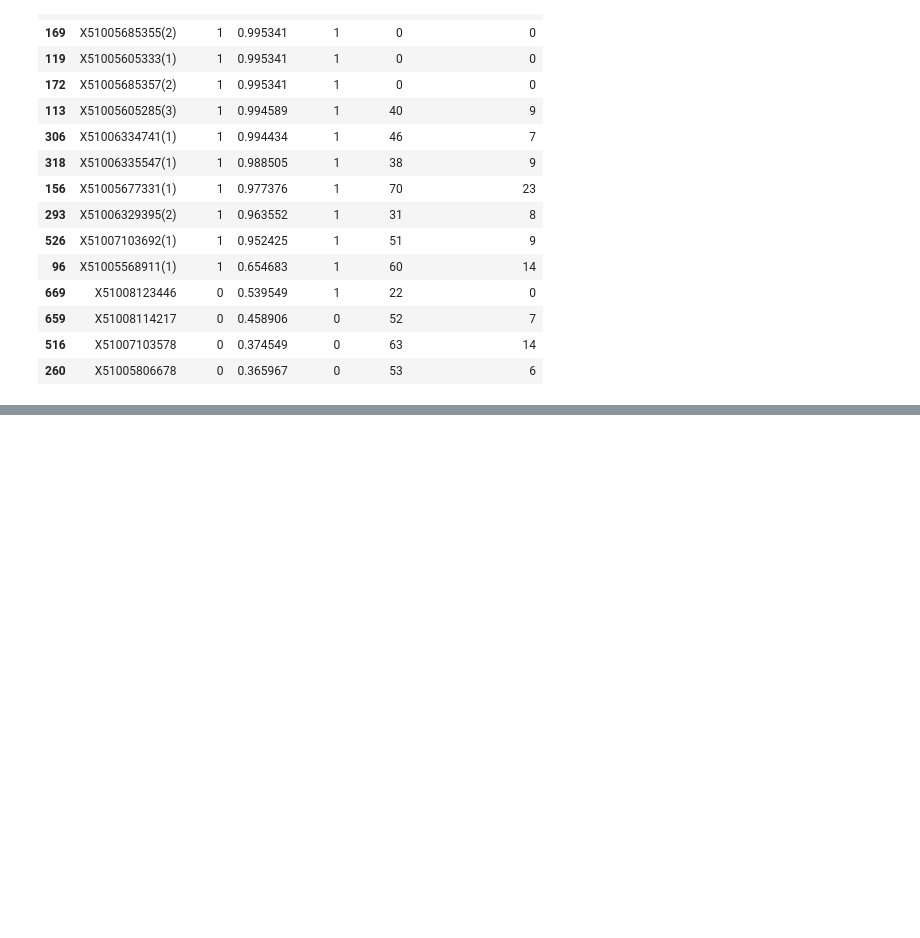
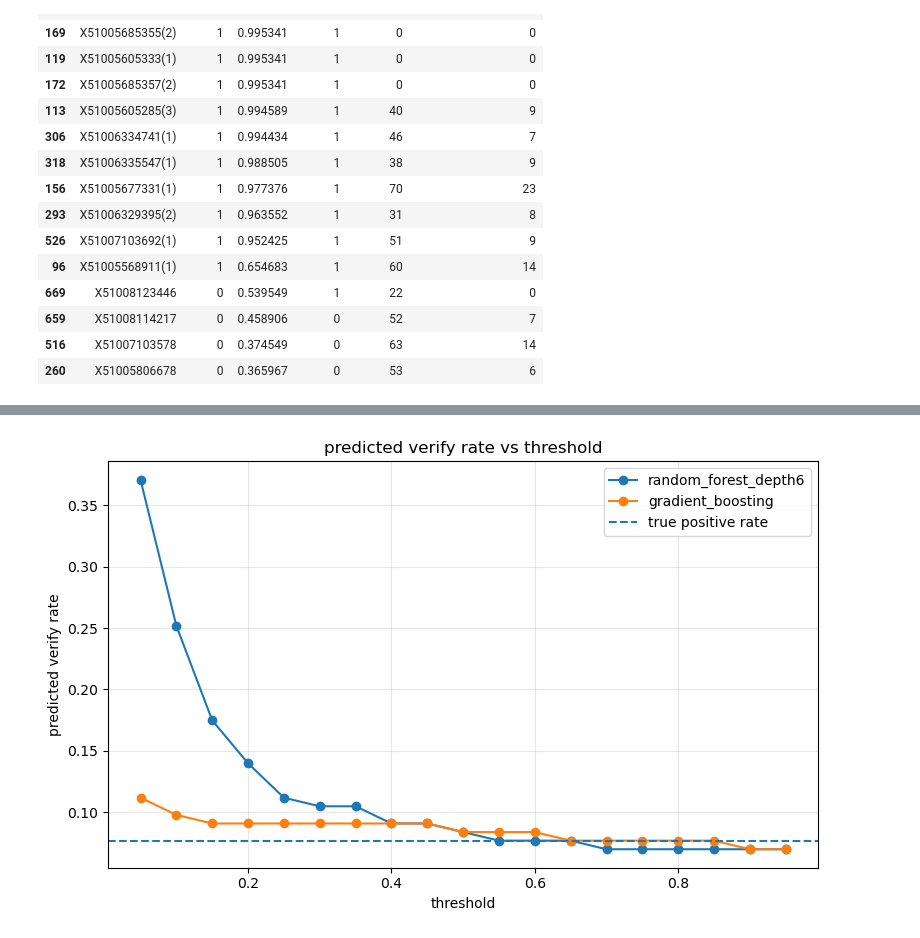
Before and after one commit to codylejang/Gated-Risk-MCP, a Jupyter notebook: notebooks/sroie_light_models.ipynb, the cells around one changed output, grey strips where cells are left out. Drawn from its saved outputs; the diff is of its cells as text; code cells hidden in the pictures; blank space fills up the shorter version.

```diff
--- a/notebooks/sroie_light_models.ipynb
+++ b/notebooks/sroie_light_models.ipynb
@@ -266,0 +494,17 @@ display(
+# %%
+# plot threshold vs predicted verify rate for rf and gb
+plt.figure(figsize=(8, 5))
+for model_name in ["random_forest_depth6", "gradient_boosting"]:
+    sub = threshold_results_df[threshold_results_df["model"] == model_name]
+    plt.plot(sub["threshold"], sub["pred_verify_rate"], marker="o", label=model_name)
+
+plt.axhline(y_test.mean(), linestyle="--", label="true positive rate")
+plt.xlabel("threshold")
+plt.ylabel("predicted verify rate")
+plt.title("predicted verify rate vs threshold")
+plt.grid(True, alpha=0.3)
+plt.legend()
+plt.tight_layout()
+plt.show()
+# %% [output]
+[figure, added]
```
Also changed, not shown: parts of 7 cells of this notebook, 1 other file.
